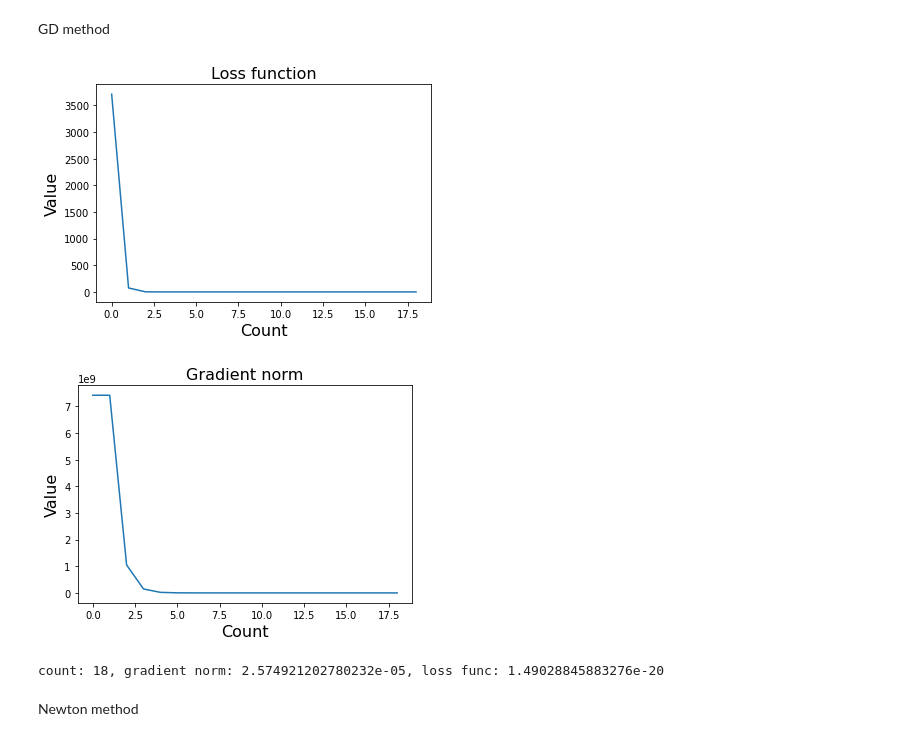
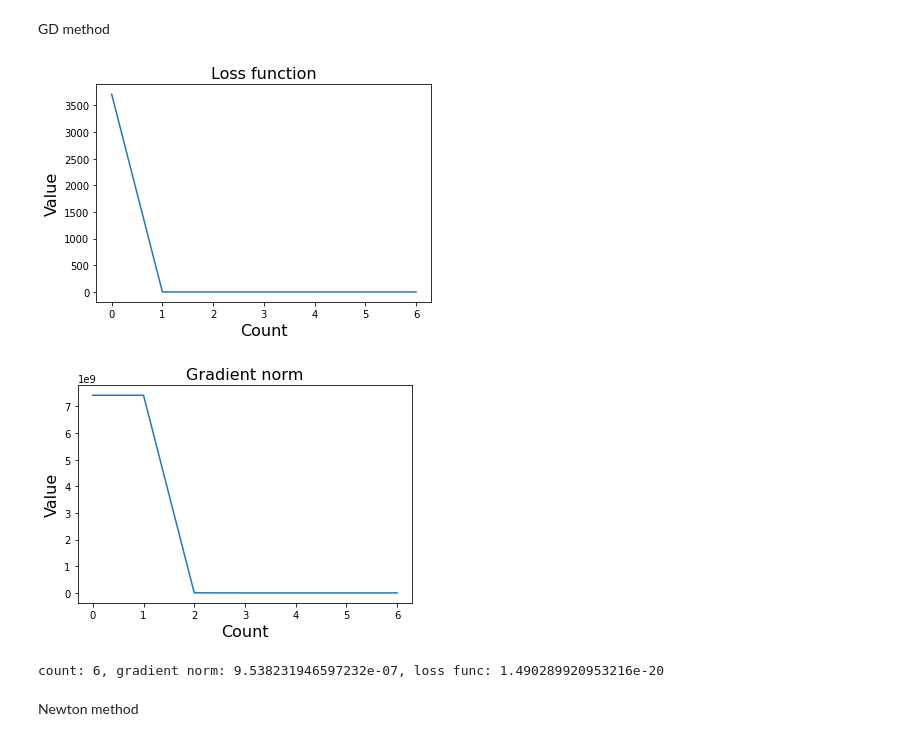
Before and after one commit to batman0911/regression_algorithm, a Jupyter notebook: kc_house/main.ipynb, the cells around one changed output. Drawn from its saved outputs; the diff is of its cells as text; code cells hidden in the pictures.

```diff
--- a/kc_house/main.ipynb
+++ b/kc_house/main.ipynb
@@ -57,27 +57,27 @@ GD method
 # %%
 lm = reg.RegressionOpt(
     solver='gd',
     max_iter=500,
     w=w_init,
-    step_size=2e-12,
+    step_size=2.33e-12,
     X_train=X_train,
     y_train=y_train,
     X_test=X_test,
     y_test=y_test,
     terminate=True
 )
 
 w = lm.fit_gd()
 
 plot_data(lm)
 
 # save_data(lm)
 
 print(f'count: {lm.count}, gradient norm: {lm.grad_norm_list[-1]}, loss func: {lm.loss_func_list[-1]}')
 # %% [output]
-[figure, old version]
+[figure, new version]
-[figure, old version]
+[figure, new version]
-count: 18, gradient norm: 2.574921202780232e-05, loss func: 1.49028845883276e-20
+count: 6, gradient norm: 9.538231946597232e-07, loss func: 1.490289920953216e-20
 # %% [markdown]
 Newton method
 # %%
```
Also changed, not shown: parts of 2 cells of this notebook, 1 other file.
